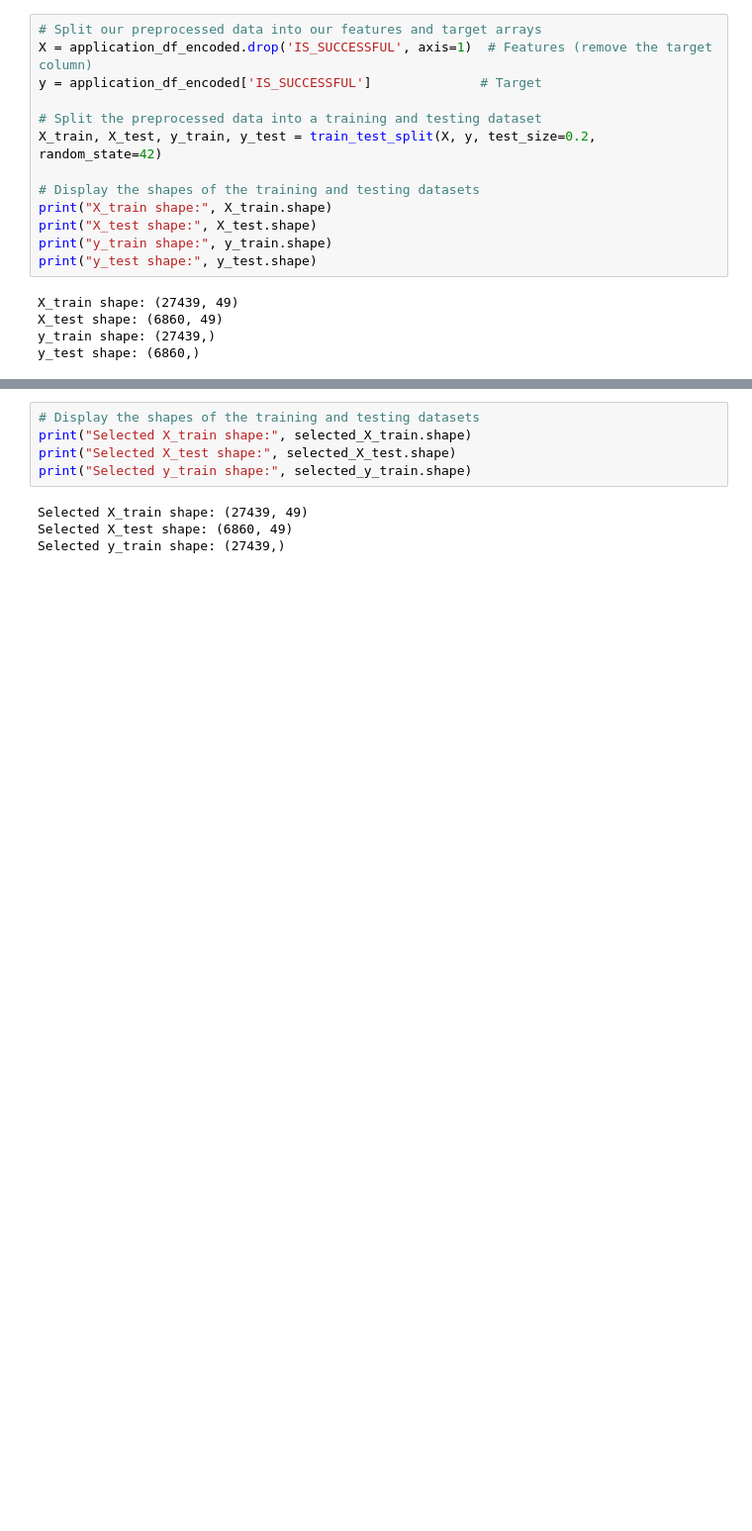
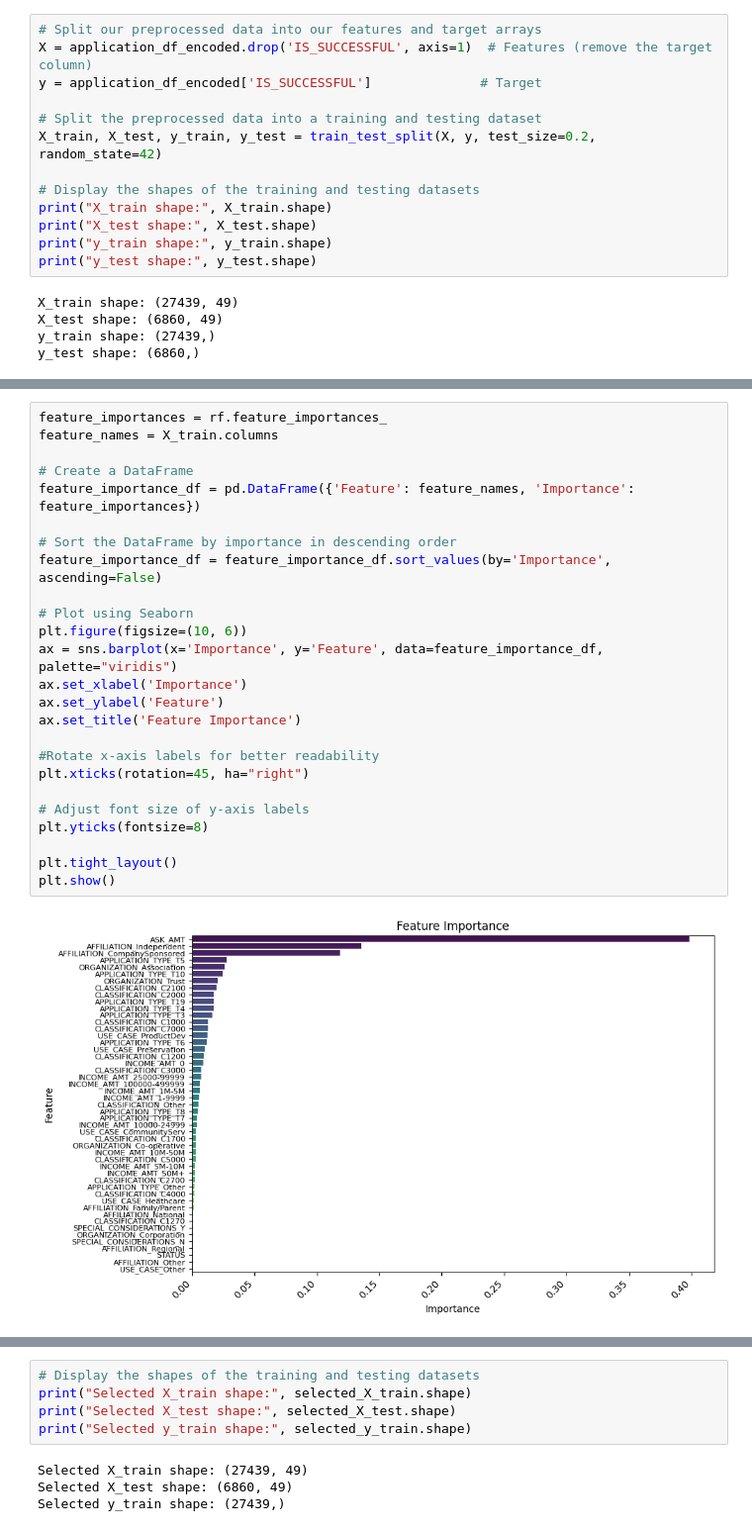
Before and after one commit to PsCushman/deep-learning-challenge, a Jupyter notebook: AlphabetSoupCharity_Optimization.ipynb, the cells around one changed output, grey strips where cells are left out. Shown at 99% size. Cells and saved outputs as stored; diff of their text form; blank space fills up the shorter version.

```diff
--- a/AlphabetSoupCharity_Optimization.ipynb
+++ b/AlphabetSoupCharity_Optimization.ipynb
@@ -248 +250,28 @@ plt.show()
+# %%
+feature_importances = rf.feature_importances_
+feature_names = X_train.columns
+
+# Create a DataFrame
+feature_importance_df = pd.DataFrame({'Feature': feature_names, 'Importance': feature_importances})
+
+# Sort the DataFrame by importance in descending order
+feature_importance_df = feature_importance_df.sort_values(by='Importance', ascending=False)
+
+# Plot using Seaborn
+plt.figure(figsize=(10, 6))
+ax = sns.barplot(x='Importance', y='Feature', data=feature_importance_df, palette="viridis")
+ax.set_xlabel('Importance')
+ax.set_ylabel('Feature')
+ax.set_title('Feature Importance')
+
+#Rotate x-axis labels for better readability
+plt.xticks(rotation=45, ha="right")
+
+# Adjust font size of y-axis labels
+plt.yticks(fontsize=8)
+
+plt.tight_layout()
+plt.show()
+# %% [output]
+[figure, added]
 # %%
```
Also changed, not shown: parts of 14 cells of this notebook.
